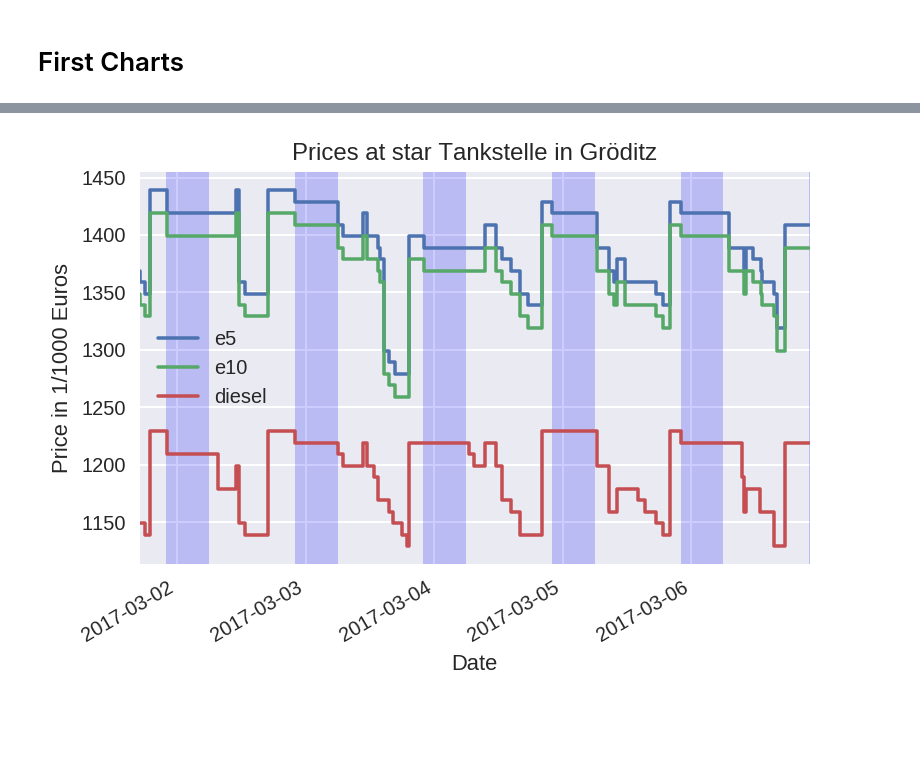
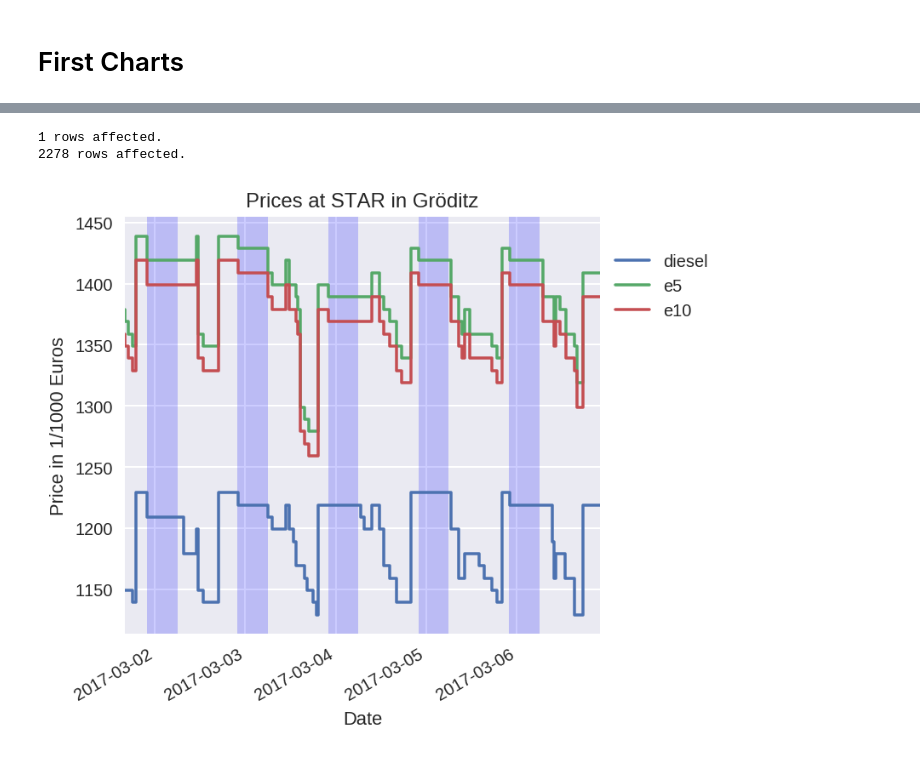
Before and after one commit to stoman/gasprices, a Jupyter notebook: Gas Stations.ipynb, the cells around one changed output, grey strips where cells are left out. Drawn from its saved outputs; the diff is of its cells as text; code cells hidden in the pictures; blank space fills up the shorter version.

```diff
--- a/Gas Stations.ipynb
+++ b/Gas Stations.ipynb
@@ -156,19 +171,35 @@ commonbrands.sort_values().plot(kind="pie")
 # %%
-firsthistory = firsthistory[firsthistory["date"] > datetime.now() - timedelta(weeks=1)]
-firstprices = firsthistory[["date", "e5", "e10", "diesel"]].set_index("date")
-ax = firstprices.plot(drawstyle="steps", title="Prices at %s in %s" % (gasstations[:1]["name"].max(), gasstations[:1]["place"].max()))
-ax.set_ylabel("Price in 1/1000 Euros")
-ax.set_xlabel("Date")
+def plot_prices(stid, start=datetime.now() - timedelta(days=9), end=datetime.now(), nightstart=22, nightend=6):
+    #find information about the gas station at the database
+    station_information = %sql SELECT * FROM gas_station WHERE id = '$stid'
+    station = station_information.DataFrame()[:1]
 
-mindate = firsthistory["date"].min()
-startdate = datetime(mindate.year, mindate.month, mindate.day) - timedelta(days=1)
-maxdate = firsthistory["date"].max()
-enddate = datetime(maxdate.year, maxdate.month, maxdate.day) + timedelta(days=1)
-while startdate < enddate:
-    ax.axvspan(startdate + timedelta(hours=22), startdate + timedelta(hours=30), facecolor='b', alpha=0.2)
-    startdate += timedelta(days=1)
+    #find price history of that gas station
+    history_information = %sql SELECT date, diesel, e5, e10 FROM gas_station_information_history WHERE stid = '$stid'
+    history_df = history_information.DataFrame()
+    history = history_df[(history_df["date"] >= start) & (history_df["date"] <= end)]
+    prices = history.set_index("date")
+
+    #create the plot
+    ax = prices.plot(drawstyle="steps", title="Prices at %s in %s" % (station["brand"].max(), station["place"].max()))
+    ax.set_ylabel("Price in 1/1000 Euros")
+    ax.set_xlabel("Date")
+
+    #highlight nighttimes
+    mindate = history["date"].min()
+    startdate = datetime(mindate.year, mindate.month, mindate.day) - timedelta(days=1)
+    maxdate = history["date"].max()
+    enddate = datetime(maxdate.year, maxdate.month, maxdate.day) + timedelta(days=1)
+    while startdate < enddate:
+        ax.axvspan(startdate + timedelta(hours=nightstart), startdate + timedelta(hours=24 + nightend), facecolor='b', alpha=0.2)
+        startdate += timedelta(days=1)
+    ax.legend(bbox_to_anchor=(1., .95))
-# %% [output]
-[figure, removed]
+# %%
+plot_prices(gasstations[:1]["id"].max())
+# %% [output]
+1 rows affected.
+2278 rows affected.
+[figure, added]
 # %%
 gasstations[gasstations["street"] == "Josephspitalstrasse"]
 # %% [output]
```
Also changed, not shown: parts of 6 cells of this notebook.
